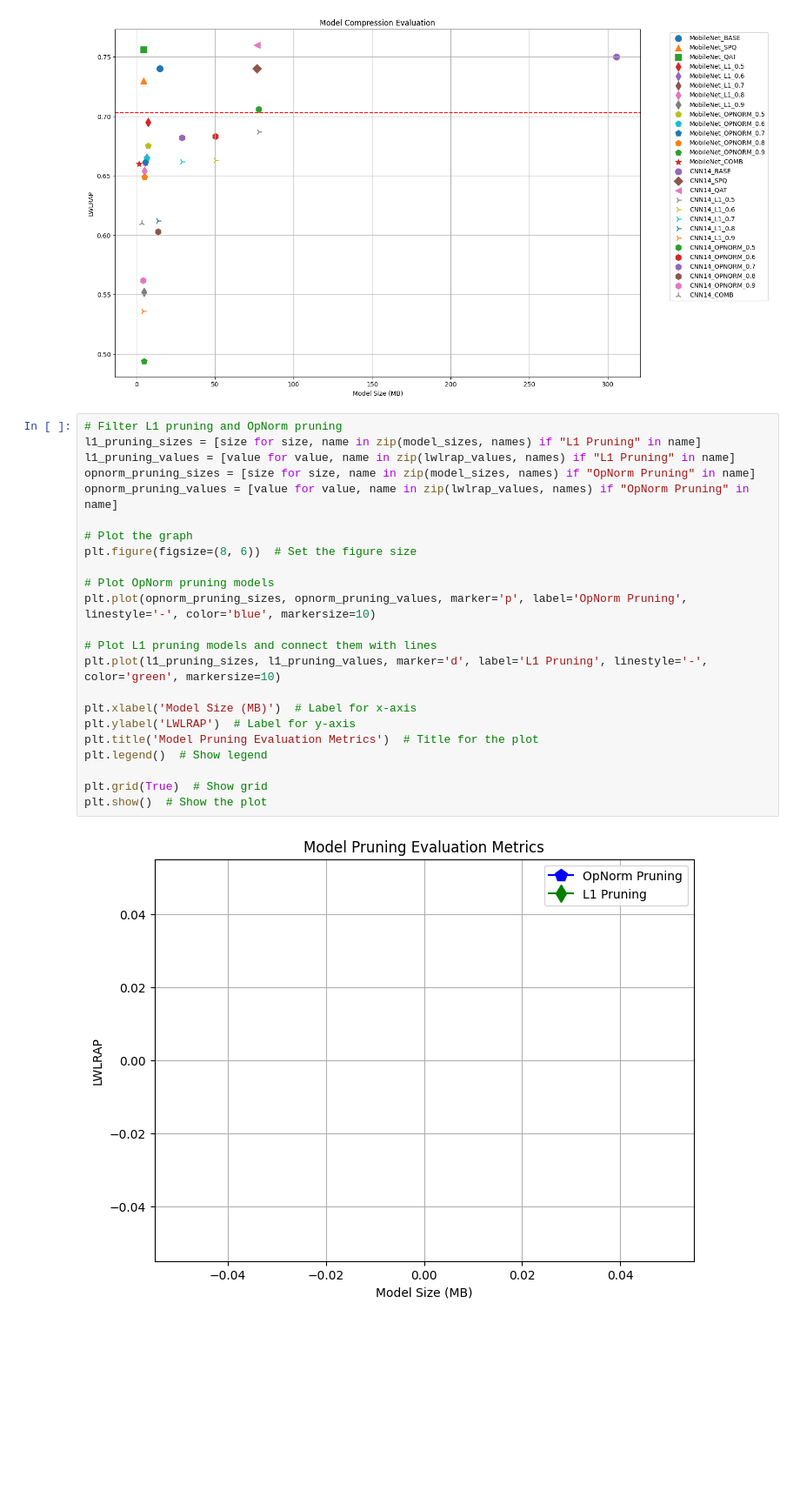
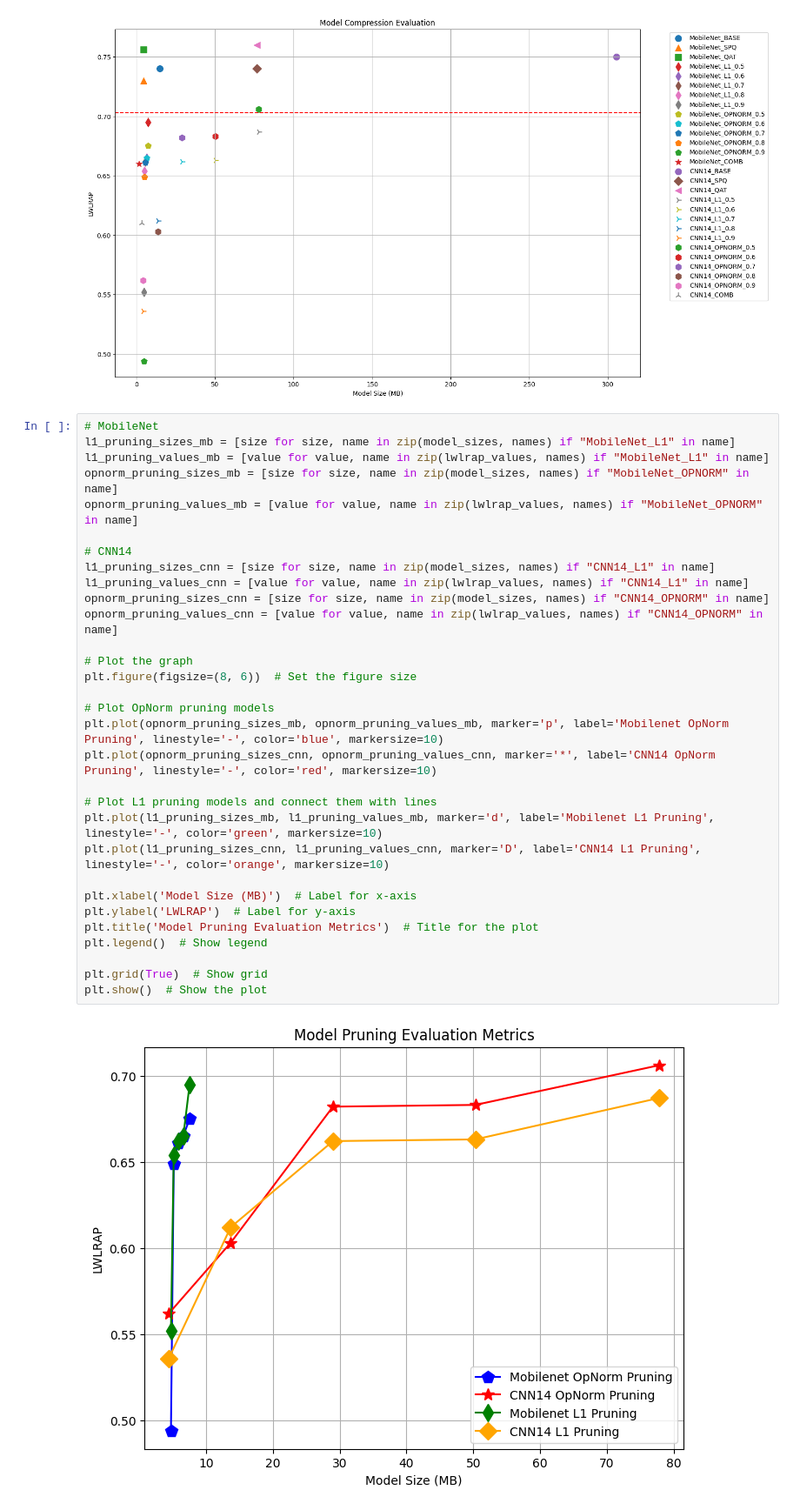
Before and after one commit to cyrielladriere/audio-environmental-monitoring, a Jupyter notebook: scripts/results.ipynb, the cells around one changed output. Shown: that part at 87% size. Saved outputs shown, nothing was run; the diff lists cells and outputs as text; blank space fills up the shorter version.

Commit message:
add results and figures

```diff
--- a/scripts/results.ipynb
+++ b/scripts/results.ipynb
@@ -36,27 +36,35 @@ plt.show()  # Show the plot
 # %% [output]
 [figure]
 # %%
-# Filter L1 pruning and OpNorm pruning
-l1_pruning_sizes = [size for size, name in zip(model_sizes, names) if "L1 Pruning" in name]
-l1_pruning_values = [value for value, name in zip(lwlrap_values, names) if "L1 Pruning" in name]
-opnorm_pruning_sizes = [size for size, name in zip(model_sizes, names) if "OpNorm Pruning" in name]
-opnorm_pruning_values = [value for value, name in zip(lwlrap_values, names) if "OpNorm Pruning" in name]
+# MobileNet
+l1_pruning_sizes_mb = [size for size, name in zip(model_sizes, names) if "MobileNet_L1" in name]
+l1_pruning_values_mb = [value for value, name in zip(lwlrap_values, names) if "MobileNet_L1" in name]
+opnorm_pruning_sizes_mb = [size for size, name in zip(model_sizes, names) if "MobileNet_OPNORM" in name]
+opnorm_pruning_values_mb = [value for value, name in zip(lwlrap_values, names) if "MobileNet_OPNORM" in name]
+
+# CNN14
+l1_pruning_sizes_cnn = [size for size, name in zip(model_sizes, names) if "CNN14_L1" in name]
+l1_pruning_values_cnn = [value for value, name in zip(lwlrap_values, names) if "CNN14_L1" in name]
+opnorm_pruning_sizes_cnn = [size for size, name in zip(model_sizes, names) if "CNN14_OPNORM" in name]
+opnorm_pruning_values_cnn = [value for value, name in zip(lwlrap_values, names) if "CNN14_OPNORM" in name]
 
 # Plot the graph
 plt.figure(figsize=(8, 6))  # Set the figure size
 
 # Plot OpNorm pruning models
-plt.plot(opnorm_pruning_sizes, opnorm_pruning_values, marker='p', label='OpNorm Pruning', linestyle='-', color='blue', markersize=10)
+plt.plot(opnorm_pruning_sizes_mb, opnorm_pruning_values_mb, marker='p', label='Mobilenet OpNorm Pruning', linestyle='-', color='blue', markersize=10)
+plt.plot(opnorm_pruning_sizes_cnn, opnorm_pruning_values_cnn, marker='*', label='CNN14 OpNorm Pruning', linestyle='-', color='red', markersize=10)
 
 # Plot L1 pruning models and connect them with lines
-plt.plot(l1_pruning_sizes, l1_pruning_values, marker='d', label='L1 Pruning', linestyle='-', color='green', markersize=10)
+plt.plot(l1_pruning_sizes_mb, l1_pruning_values_mb, marker='d', label='Mobilenet L1 Pruning', linestyle='-', color='green', markersize=10)
+plt.plot(l1_pruning_sizes_cnn, l1_pruning_values_cnn, marker='D', label='CNN14 L1 Pruning', linestyle='-', color='orange', markersize=10)
 
 plt.xlabel('Model Size (MB)')  # Label for x-axis
 plt.ylabel('LWLRAP')  # Label for y-axis
 plt.title('Model Pruning Evaluation Metrics')  # Title for the plot
 plt.legend()  # Show legend
 
 plt.grid(True)  # Show grid
 plt.show()  # Show the plot
 # %% [output]
-[figure, old version]
+[figure, new version]
```
Also changed, not shown: parts of 2 cells of this notebook, 8 other files.
